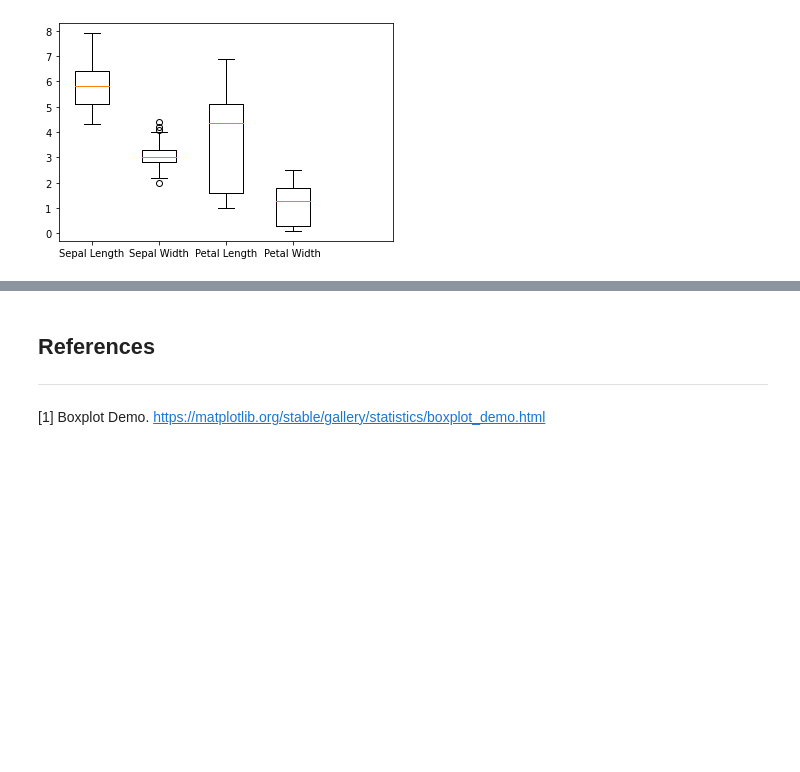
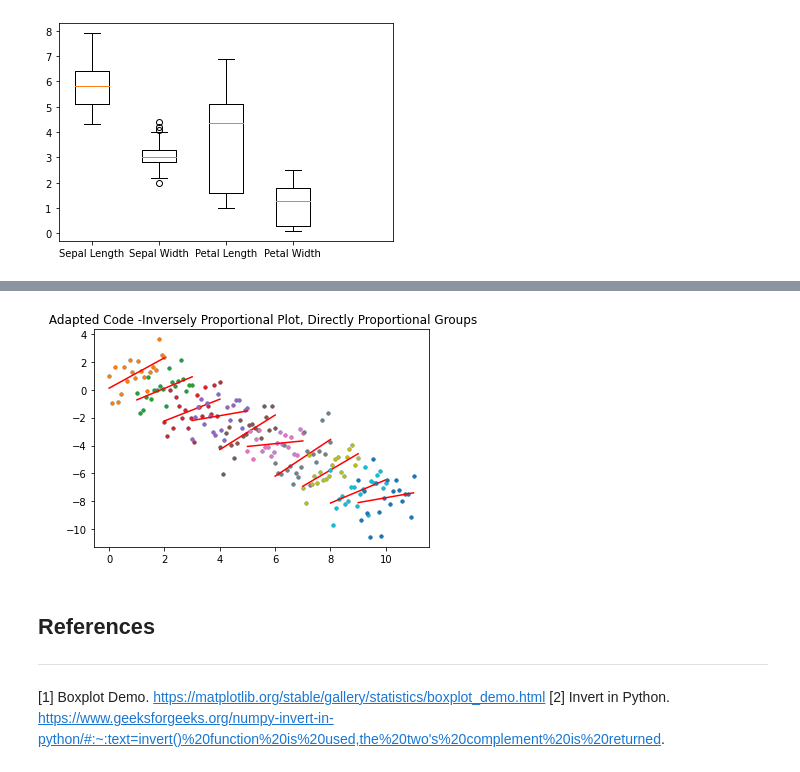
Before and after one commit to benjanning/funddata-assessment, a Jupyter notebook: practicals/Week 07, 08 - Outliers.ipynb, the cells around one changed output, grey strips where cells are left out. Cells and saved outputs as stored; diff of their text form; code cells hidden in the pictures; blank space fills up the shorter version.

```diff
--- a/practicals/Week 07, 08 - Outliers.ipynb
+++ b/practicals/Week 07, 08 - Outliers.ipynb
@@ -97,6 +138,40 @@ Adapt the above code (In Ian's Lecture) and plots so that the overall plot is in
+# %%
+# Adapted Code
+
+xs = np.array([np.linspace(i, i + 2.0, 20) for i in range(10)])
+ys = np.array([-1.0 * xs[i] + 2 * i for i in range(len(xs))])
+
+# Add some noise
+ys = ys + np.random.normal(0.0, 1.0, ys.shape)
+
+# Create a global list of x and y values
+x = xs.flatten()
+y = ys.flatten()
+
+# The inverted value on the Y axis
+plt.plot(x, -y, '.');
+
+for i in range(len(xs)):
+    # Plot this category, ys is now inverted
+    plt.plot(xs[i], -ys[i], '.')
+     # Fit line to category
+    m, c = np.polyfit(xs[i], -ys[i], 1)
+    # Create steadily increasing x range for plotting.
+    xbestfit = np.linspace(xs[i].min(), xs[i].max(), 50)
+    # Corresponding y values based on best fit line.
+    ybestfit = m * xbestfit + c
+
+    # Add a Title
+    plt.title(" Adapted Code -Inversely Proportional Plot, Directly Proportional Groups")
+
+    # Plot best fit line for category.
+    plt.plot(xbestfit, ybestfit, color='red')
+# %% [output]
+[figure, added]
 # %% [markdown]
 ## References
 
 ***
 
 [1] Boxplot Demo. https://matplotlib.org/stable/gallery/statistics/boxplot_demo.html
+[2] Invert in Python. https://www.geeksforgeeks.org/numpy-invert-in-python/#:~:text=invert()%20function%20is%20used,the%20two's%20complement%20is%20returned.
```
Also changed, not shown: parts of 3 cells of this notebook, 1 other file.
